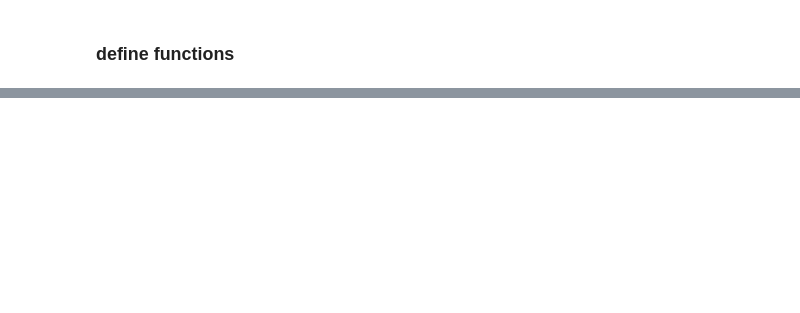
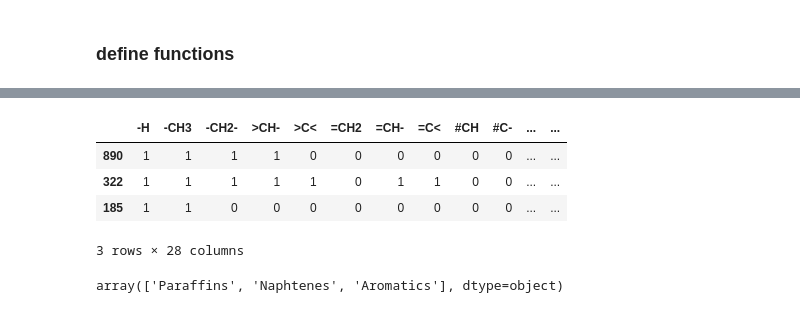
Before and after one commit to Zhangjt9317/Biofuel-Group-Project, a Jupyter notebook: MyProject/Classification_knn.ipynb, the cells around one changed output, grey strips where cells are left out. Cells and saved outputs as stored; diff of their text form; code cells hidden in the pictures; blank space fills up the shorter version.

```diff
--- a/MyProject/Classification_knn.ipynb
+++ b/MyProject/Classification_knn.ipynb
@@ -160,0 +109,13 @@ df = df.rename(index=str, columns={"Unnamed: 0": "name",
+# %%
+X=X_train.iloc[0:3,:]
+X
+# %% [output]
+|  | -H | -CH3 | -CH2- | >CH- | >C< | =CH2 | =CH- | =C< | #CH | #C- | ... | ... |
+| 890 | 1 | 1 | 1 | 1 | 0 | 0 | 0 | 0 | 0 | 0 | ... | ... |
+| 322 | 1 | 1 | 1 | 1 | 1 | 0 | 1 | 1 | 0 | 0 | ... | ... |
+| 185 | 1 | 1 | 0 | 0 | 0 | 0 | 0 | 0 | 0 | 0 | ... | ... |
+3 rows × 28 columns
+# %%
+predict_family_knn(k, X_train, y_train, X)
+# %% [output]
+array(['Paraffins', 'Naphtenes', 'Aromatics'], dtype=object)
```
Also changed, not shown: parts of 24 cells of this notebook.
